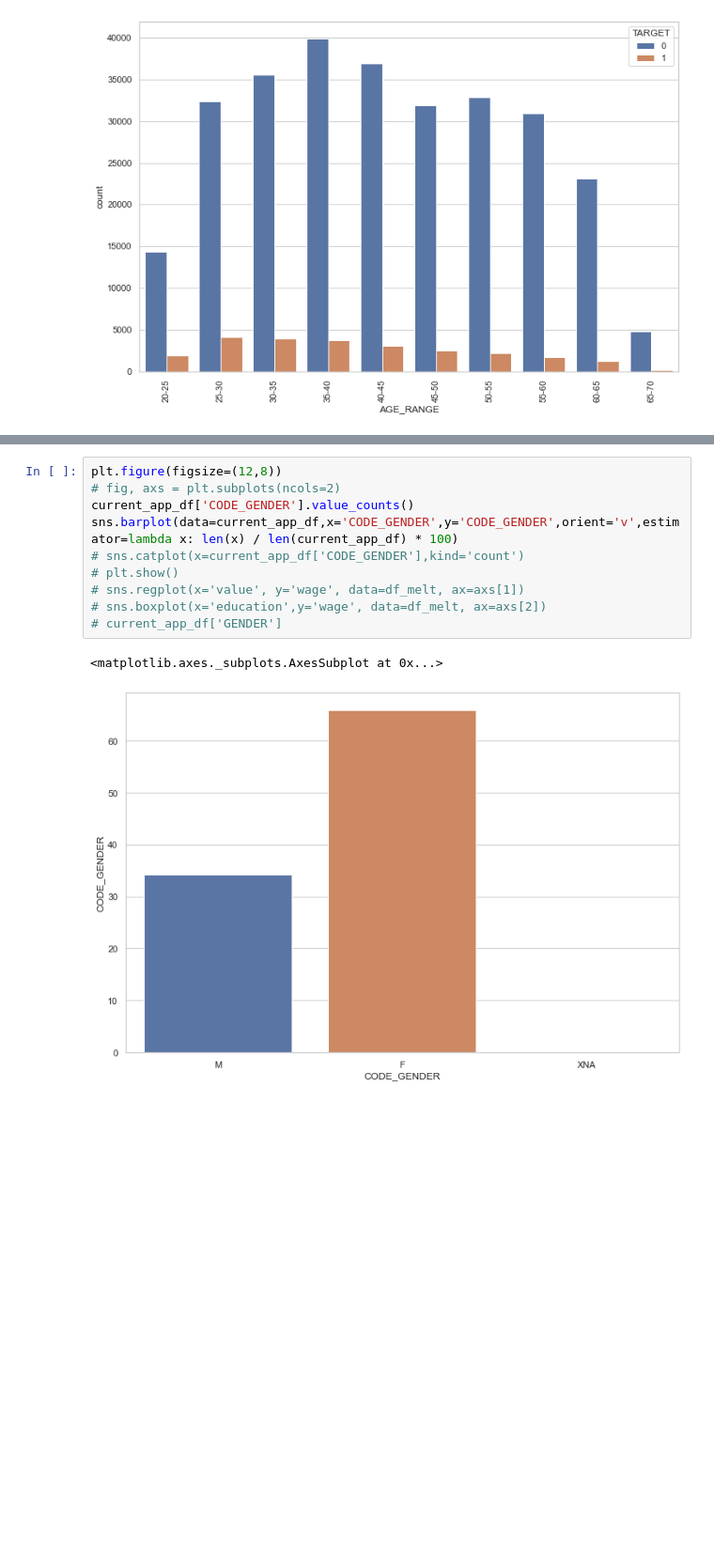
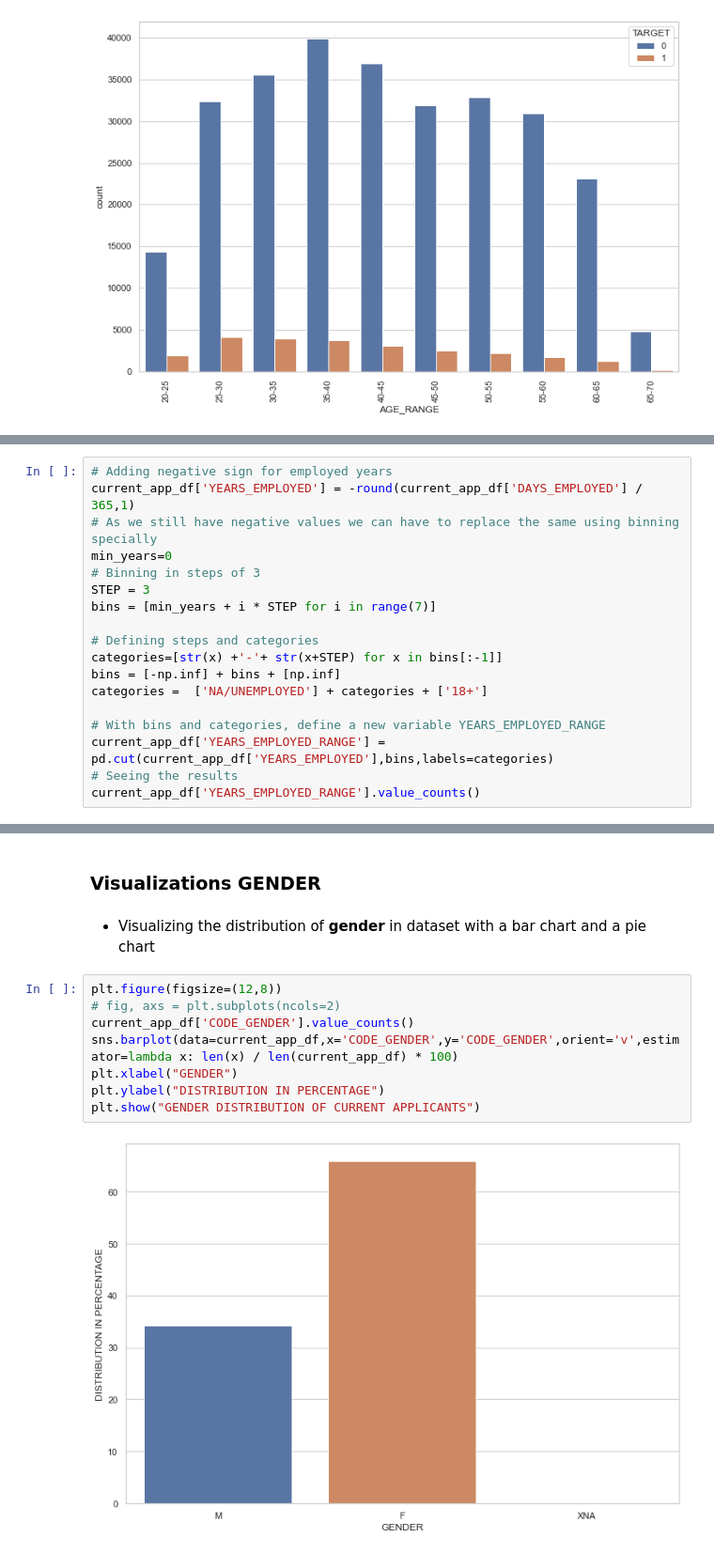
Before and after one commit to abhinav-m/data-science-bootcamp, a Jupyter notebook: upgrad-data-science-primer/Final-EDA-Graded/loan-applicants-data-visualization.ipynb, the cells around one changed output, grey strips where cells are left out. Shown at 94% size. Drawn from its saved outputs; the diff is of its cells as text; blank space fills up the shorter version.

```diff
--- a/upgrad-data-science-primer/Final-EDA-Graded/loan-applicants-data-visualization.ipynb
+++ b/upgrad-data-science-primer/Final-EDA-Graded/loan-applicants-data-visualization.ipynb
@@ -333,0 +349,18 @@ plt.show()
+# %%
+# Adding negative sign for employed years
+current_app_df['YEARS_EMPLOYED'] = -round(current_app_df['DAYS_EMPLOYED'] / 365,1)
+# As we still have negative values we can have to replace the same using binning specially
+min_years=0
+# Binning in steps of 3
+STEP = 3
+bins = [min_years + i * STEP for i in range(7)]
+
+# Defining steps and categories
+categories=[str(x) +'-'+ str(x+STEP) for x in bins[:-1]]
+bins = [-np.inf] + bins + [np.inf]
+categories =  ['NA/UNEMPLOYED'] + categories + ['18+']
+
+# With bins and categories, define a new variable YEARS_EMPLOYED_RANGE
+current_app_df['YEARS_EMPLOYED_RANGE'] = pd.cut(current_app_df['YEARS_EMPLOYED'],bins,labels=categories)
+# Seeing the results
+current_app_df['YEARS_EMPLOYED_RANGE'].value_counts()
@@ -334,13 +402,14 @@ plt.show()
+# %% [markdown]
+### Visualizations GENDER
+# %% [markdown]
+* Visualizing the distribution of **gender** in dataset with a bar chart and a pie chart
 # %%
 plt.figure(figsize=(12,8))
 # fig, axs = plt.subplots(ncols=2)
 current_app_df['CODE_GENDER'].value_counts()
 sns.barplot(data=current_app_df,x='CODE_GENDER',y='CODE_GENDER',orient='v',estimator=lambda x: len(x) / len(current_app_df) * 100)
-# sns.catplot(x=current_app_df['CODE_GENDER'],kind='count')
-# plt.show()
-# sns.regplot(x='value', y='wage', data=df_melt, ax=axs[1])
-# sns.boxplot(x='education',y='wage', data=df_melt, ax=axs[2])
-# current_app_df['GENDER']
+plt.xlabel("GENDER")
+plt.ylabel("DISTRIBUTION IN PERCENTAGE")
+plt.show("GENDER DISTRIBUTION OF CURRENT APPLICANTS")
 # %% [output]
-<matplotlib.axes._subplots.AxesSubplot at 0x...>
-[figure, old version]
+[figure, new version]
```
Also changed, not shown: parts of 40 cells of this notebook, 1 other file.
